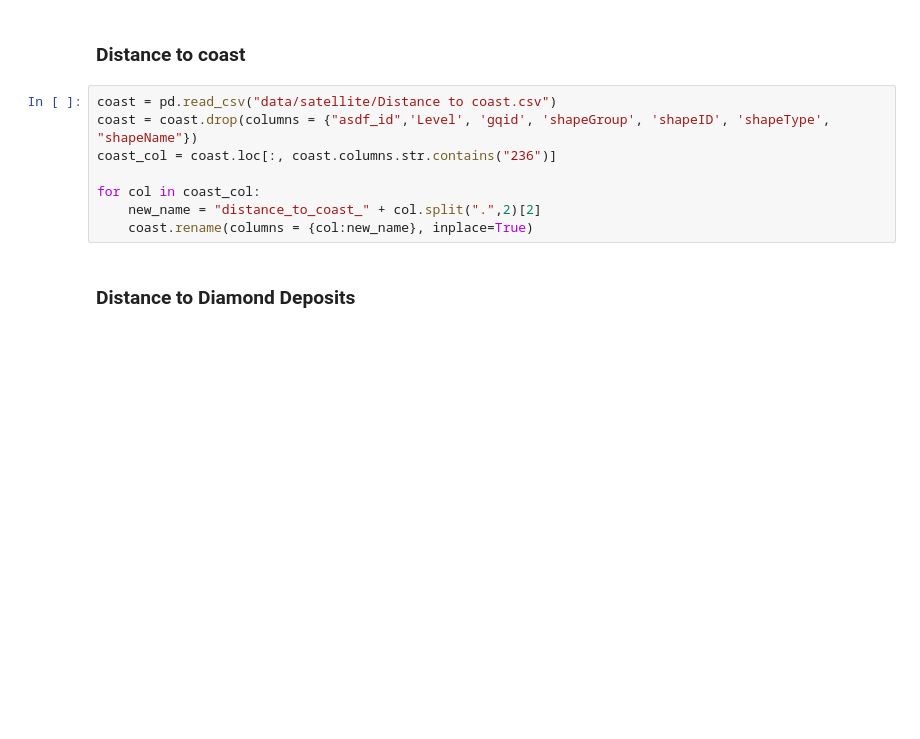
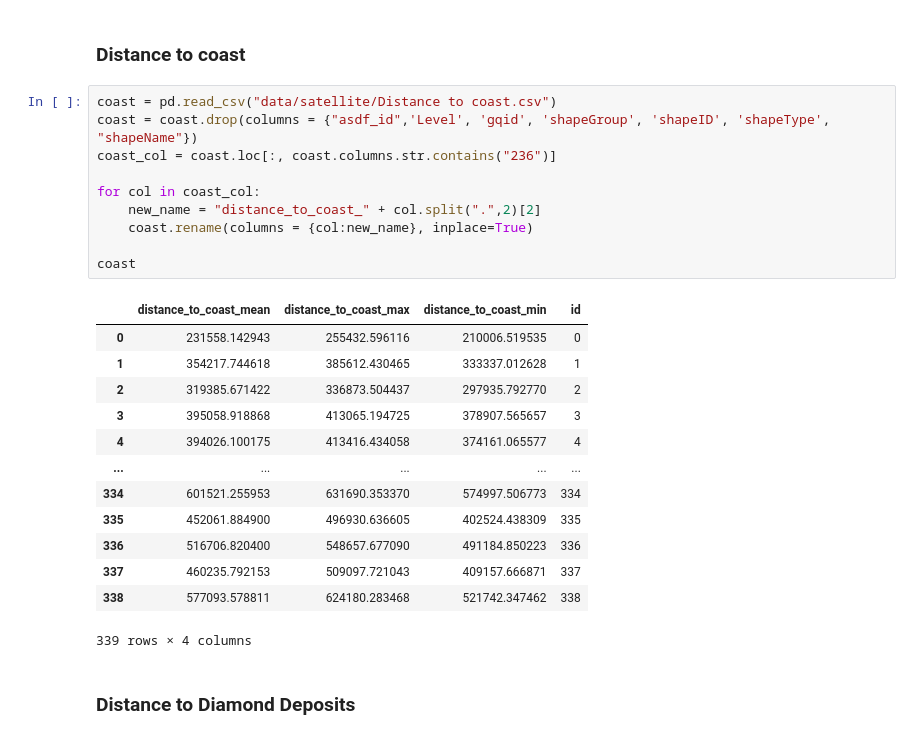
Before and after one commit to HendrixPeralta/bol_hdi_prediction, a Jupyter notebook: 01_data_exploration.ipynb, the cells around one changed output. Saved outputs shown, nothing was run; the diff lists cells and outputs as text; blank space fills up the shorter version.

```diff
--- a/01_data_exploration.ipynb
+++ b/01_data_exploration.ipynb
@@ -114,11 +114,27 @@ air_temp_2012 = air_temp[["id",'airTemp2012.max', 'airTemp2012.mean', 'airTemp20
 # %%
 coast = pd.read_csv("data/satellite/Distance to coast.csv")
 coast = coast.drop(columns = {"asdf_id",'Level', 'gqid', 'shapeGroup', 'shapeID', 'shapeType', "shapeName"})
 coast_col = coast.loc[:, coast.columns.str.contains("236")]
 
 for col in coast_col:
     new_name = "distance_to_coast_" + col.split(".",2)[2]
     coast.rename(columns = {col:new_name}, inplace=True)
+
+coast
+# %% [output]
+|  | distance_to_coast_mean | distance_to_coast_max | distance_to_coast_min | id |
+| 0 | 231558.142943 | 255432.596116 | 210006.519535 | 0 |
+| 1 | 354217.744618 | 385612.430465 | 333337.012628 | 1 |
+| 2 | 319385.671422 | 336873.504437 | 297935.792770 | 2 |
+| 3 | 395058.918868 | 413065.194725 | 378907.565657 | 3 |
+| 4 | 394026.100175 | 413416.434058 | 374161.065577 | 4 |
+| ... | ... | ... | ... | ... |
+| 334 | 601521.255953 | 631690.353370 | 574997.506773 | 334 |
+| 335 | 452061.884900 | 496930.636605 | 402524.438309 | 335 |
+| 336 | 516706.820400 | 548657.677090 | 491184.850223 | 336 |
+| 337 | 460235.792153 | 509097.721043 | 409157.666871 | 337 |
+| 338 | 577093.578811 | 624180.283468 | 521742.347462 | 338 |
+339 rows × 4 columns
 # %% [markdown]
 ### Distance to Diamond Deposits
 # %%
```
Also changed, not shown: parts of 4 cells of this notebook.
